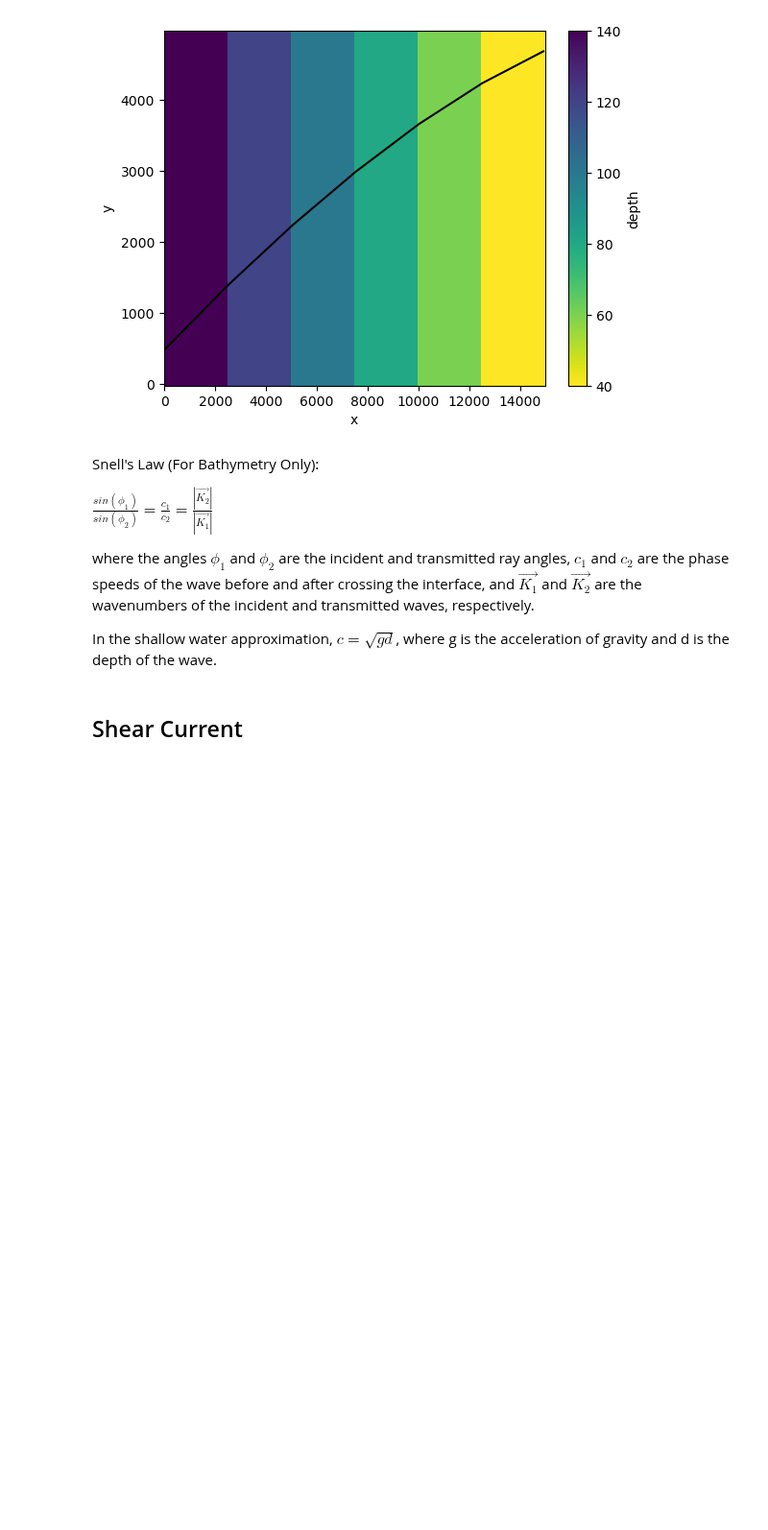
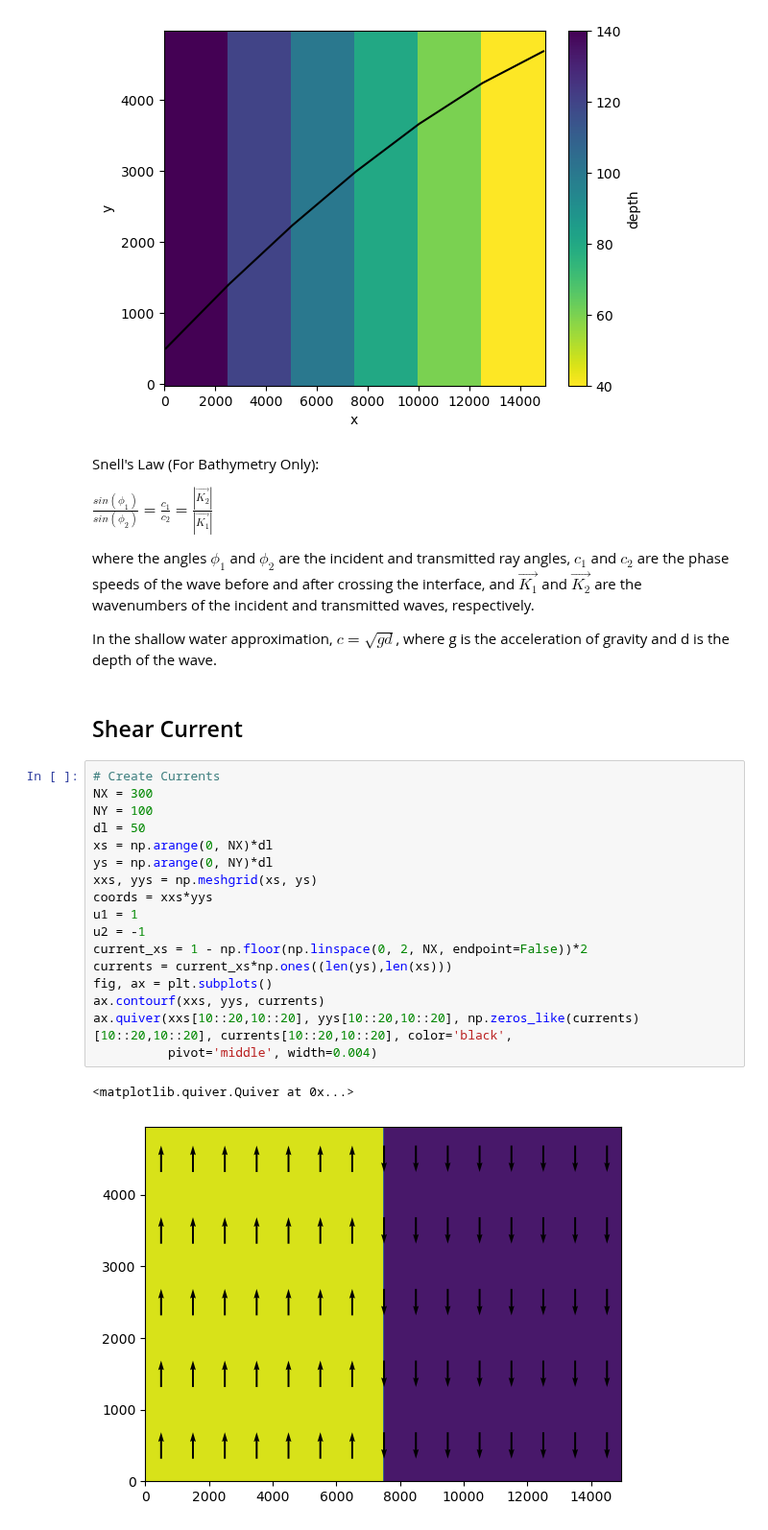
Before and after one commit to mines-oceanography/mantaray, a Jupyter notebook: notebooks/theoretical_comparison/snells_law_verification.ipynb, the cells around one changed output. Shown at 96% size. Saved outputs shown, nothing was run; the diff lists cells and outputs as text; blank space fills up the shorter version.

Commit message:
Adds shear current ray-tracing to snells_law_verification.ipynb - Creates current.nc, null_bathymetry.nc to support ray-tracing

```diff
--- a/notebooks/theoretical_comparison/snells_law_verification.ipynb
+++ b/notebooks/theoretical_comparison/snells_law_verification.ipynb
@@ -94,3 +94,23 @@ where the angles $\phi_1$ and $\phi_2$ are the incident and transmitted ray angl
 In the shallow water approximation, $c = \sqrt{g d}$, where g is the acceleration of gravity and d is the depth of the wave.
 # %% [markdown]
 ## Shear Current
+# %%
+# Create Currents
+NX = 300
+NY = 100
+dl = 50
+xs = np.arange(0, NX)*dl
+ys = np.arange(0, NY)*dl
+xxs, yys = np.meshgrid(xs, ys)
+coords = xxs*yys
+u1 = 1
+u2 = -1
+current_xs = 1 - np.floor(np.linspace(0, 2, NX, endpoint=False))*2
+currents = current_xs*np.ones((len(ys),len(xs)))
+fig, ax = plt.subplots()
+ax.contourf(xxs, yys, currents)
+ax.quiver(xxs[10::20,10::20], yys[10::20,10::20], np.zeros_like(currents)[10::20,10::20], currents[10::20,10::20], color='black',
+          pivot='middle', width=0.004)
+# %% [output]
+<matplotlib.quiver.Quiver at 0x...>
+[figure, added]
```
Also changed, not shown: parts of 5 cells of this notebook, 2 other files.
